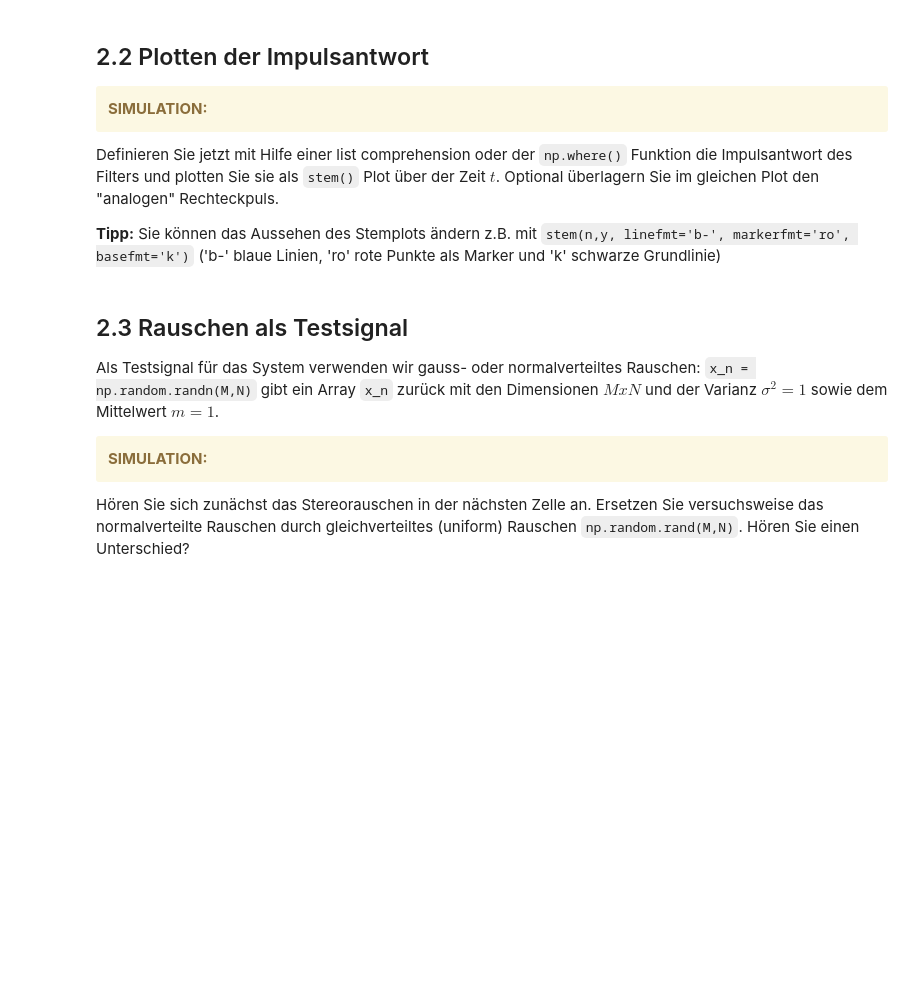
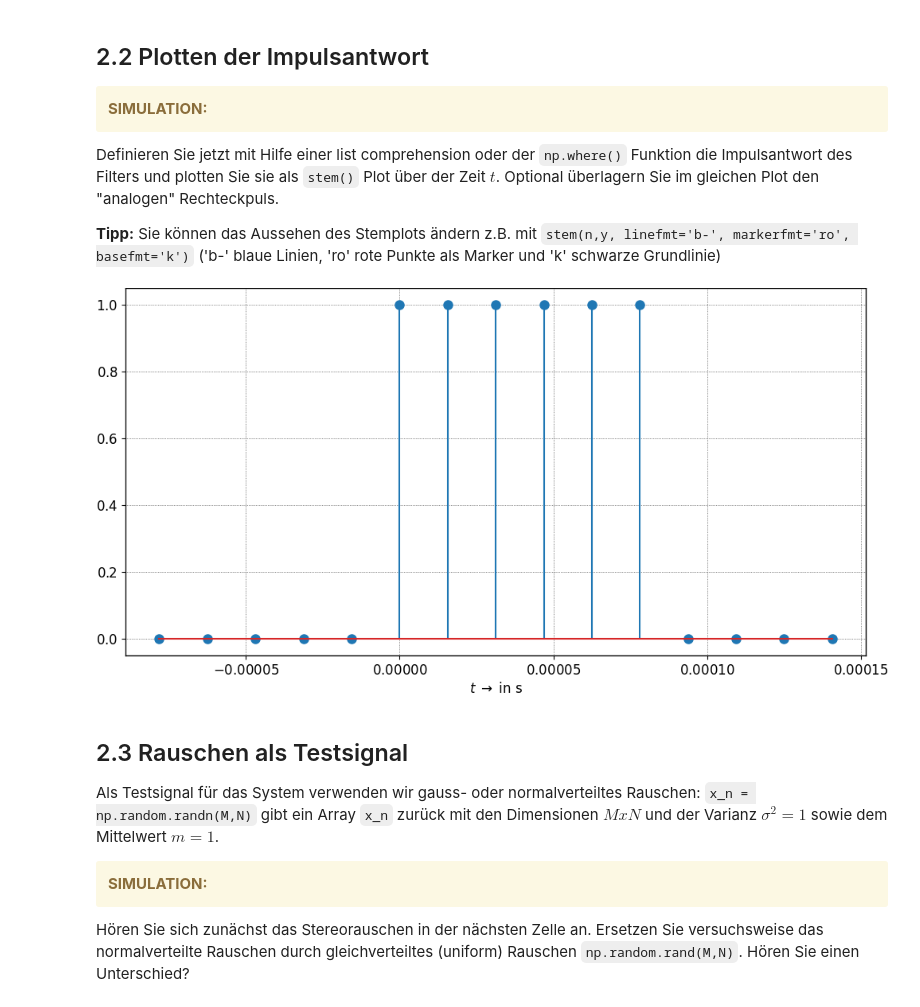
Before and after one commit to EIT-TI3/dsp-kistler, a Jupyter notebook: notebooks/00_LAB/LAB_1.ipynb, the cells around one changed output. Saved outputs shown, nothing was run; the diff lists cells and outputs as text; code cells hidden in the pictures; blank space fills up the shorter version.

```diff
--- a/notebooks/00_LAB/LAB_1.ipynb
+++ b/notebooks/00_LAB/LAB_1.ipynb
@@ -240,3 +241,18 @@ ax.set_xlabel(r"$t \; \rightarrow$ in s");
+# %%
+fs = 64e3
+T_s = 1/fs
+L = 5
+
+n = np.arange(-5, 10)
+t = n * T_s
+
+y = np.where((n <= L) & (n >= 0), 1, 0)
+
+fig, ax = plt.subplots(**size)
+ax.stem(t, y)
+ax.set_xlabel(r"$t \; \rightarrow$ in s");
+# %% [output]
+[figure, added]
 # %% [markdown]
 ## 2.3 Rauschen als Testsignal
 Als Testsignal für das System verwenden wir gauss- oder normalverteiltes Rauschen: `x_n = np.random.randn(M,N)` gibt ein Array `x_n` zurück mit den Dimensionen $M x N$ und der Varianz $\sigma^2 = 1$ sowie dem Mittelwert $m=1$.
```
Also changed, not shown: parts of 17 cells of this notebook, 1 other file.
